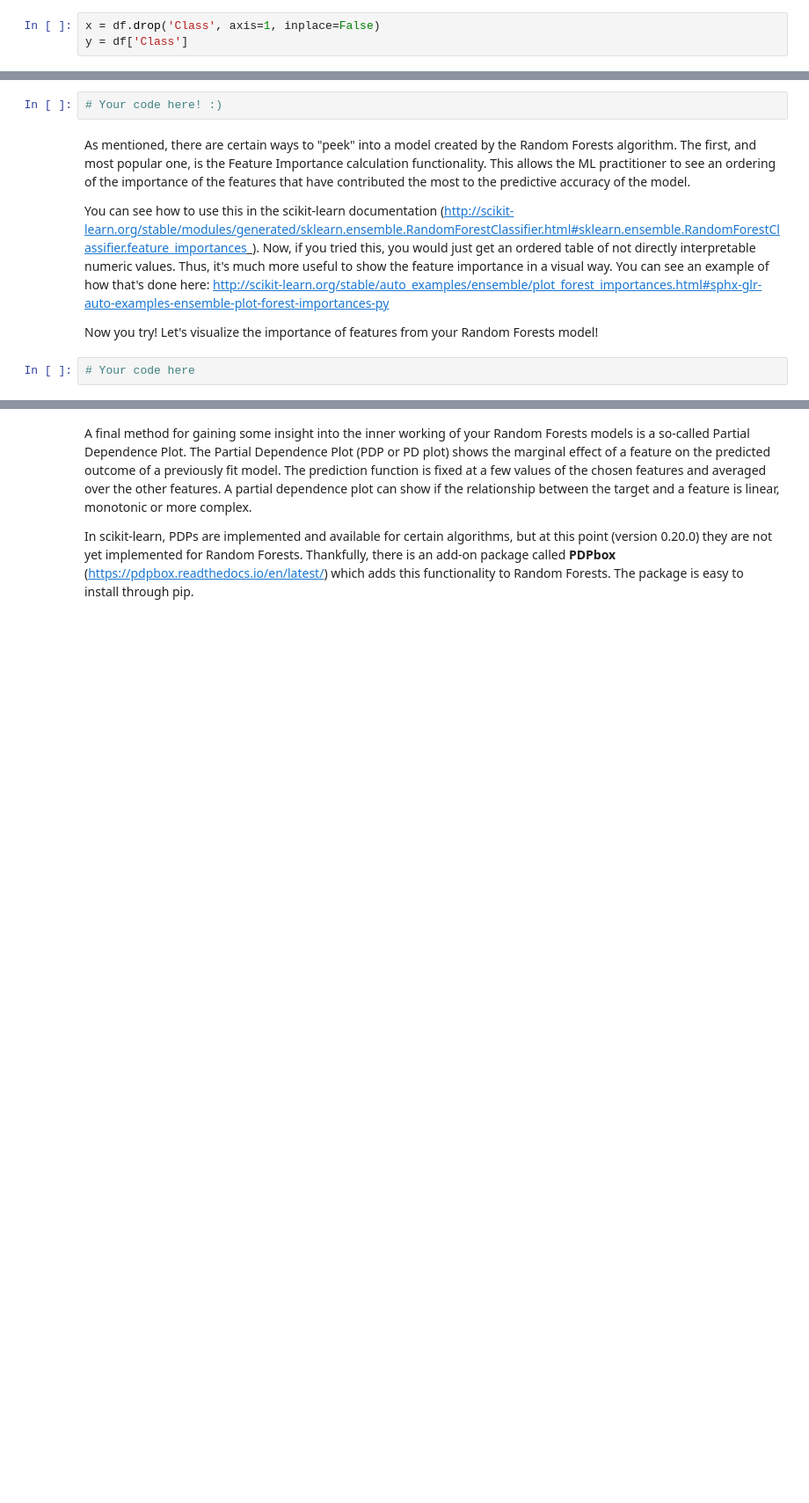
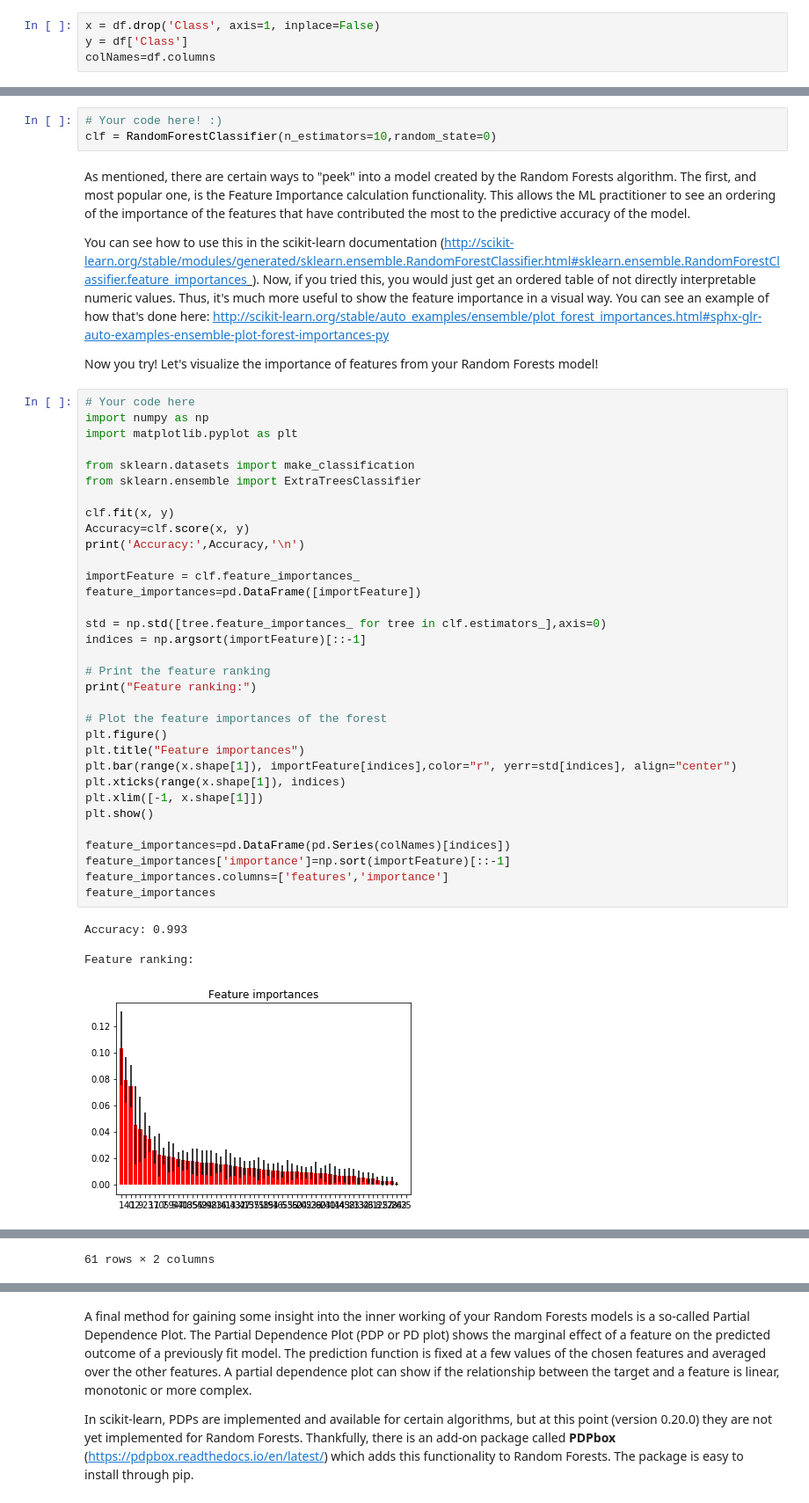
Before and after one commit to rohts-patil/SpringBoard-Assignments, a Jupyter notebook: aic-8_2_8_tree-based-algorithms-mini-project/Mini_Project_Tree-Based_Algorithms.ipynb, the cells around one changed output, grey strips where cells are left out. Shown at 88% size. Cells and saved outputs as stored; diff of their text form; blank space fills up the shorter version.

Commit message:
Done with tree assignment

```diff
--- a/aic-8_2_8_tree-based-algorithms-mini-project/Mini_Project_Tree-Based_Algorithms.ipynb
+++ b/aic-8_2_8_tree-based-algorithms-mini-project/Mini_Project_Tree-Based_Algorithms.ipynb
@@ -57,6 +57,7 @@ set(df.dtypes)
 # %%
 x = df.drop('Class', axis=1, inplace=False)
 y = df['Class']
+colNames=df.columns
 # %%
 y.head()
 # %% [output]
@@ -175,11 +135,48 @@ First, let's build a Random Forests model, using the same best practices that yo
 from sklearn.ensemble import RandomForestClassifier
 # %%
 # Your code here! :)
+clf = RandomForestClassifier(n_estimators=10,random_state=0)
 # %% [markdown]
 As mentioned, there are certain ways to "peek" into a model created by the Random Forests algorithm. The first, and most popular one, is the Feature Importance calculation functionality. This allows the ML practitioner to see an ordering of the importance of the features that have contributed the most to the predictive accuracy of the model.
 
 You can see how to use this in the scikit-learn documentation (http://scikit-learn.org/stable/modules/generated/sklearn.ensemble.RandomForestClassifier.html#sklearn.ensemble.RandomForestClassifier.feature_importances_). Now, if you tried this, you would just get an ordered table of not directly interpretable numeric values. Thus, it's much more useful to show the feature importance in a visual way. You can see an example of how that's done here: http://scikit-learn.org/stable/auto_examples/ensemble/plot_forest_importances.html#sphx-glr-auto-examples-ensemble-plot-forest-importances-py
 
 Now you try! Let's visualize the importance of features from your Random Forests model!
-# %%
-# Your code here
+# %%
+# Your code here
+import numpy as np
+import matplotlib.pyplot as plt
+
+from sklearn.datasets import make_classification
+from sklearn.ensemble import ExtraTreesClassifier
+
+clf.fit(x, y)
+Accuracy=clf.score(x, y)
+print('Accuracy:',Accuracy,'\n')
+
+importFeature = clf.feature_importances_
+feature_importances=pd.DataFrame([importFeature])
+
+std = np.std([tree.feature_importances_ for tree in clf.estimators_],axis=0)
+indices = np.argsort(importFeature)[::-1]
+
+# Print the feature ranking
+print("Feature ranking:")
+
+# Plot the feature importances of the forest
+plt.figure()
+plt.title("Feature importances")
+plt.bar(range(x.shape[1]), importFeature[indices],color="r", yerr=std[indices], align="center")
+plt.xticks(range(x.shape[1]), indices)
+plt.xlim([-1, x.shape[1]])
+plt.show()
+
+feature_importances=pd.DataFrame(pd.Series(colNames)[indices])
+feature_importances['importance']=np.sort(importFeature)[::-1]
+feature_importances.columns=['features','importance']
+feature_importances
+# %% [output]
+Accuracy: 0.993
+
+Feature ranking:
+[figure, added]
@@ -185,0 +200 @@ Now you try! Let's visualize the importance of features from your Random Forests
+61 rows × 2 columns
```
Also changed, not shown: parts of 17 cells of this notebook, 1 other file.
